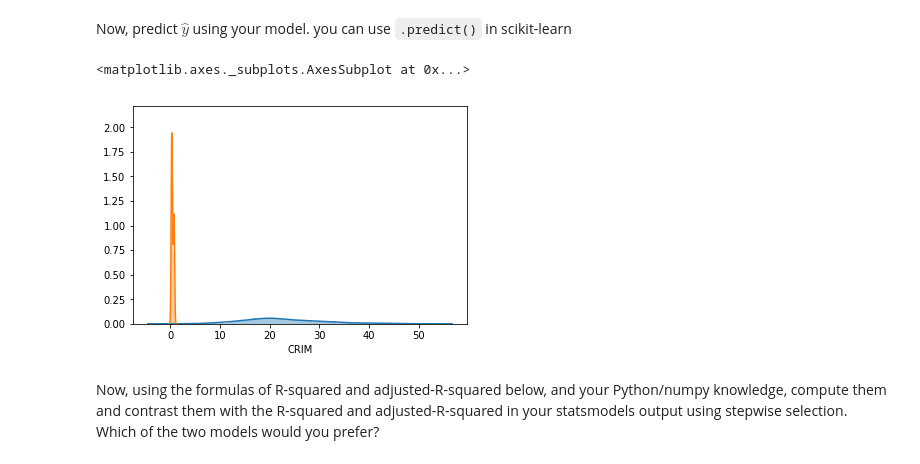
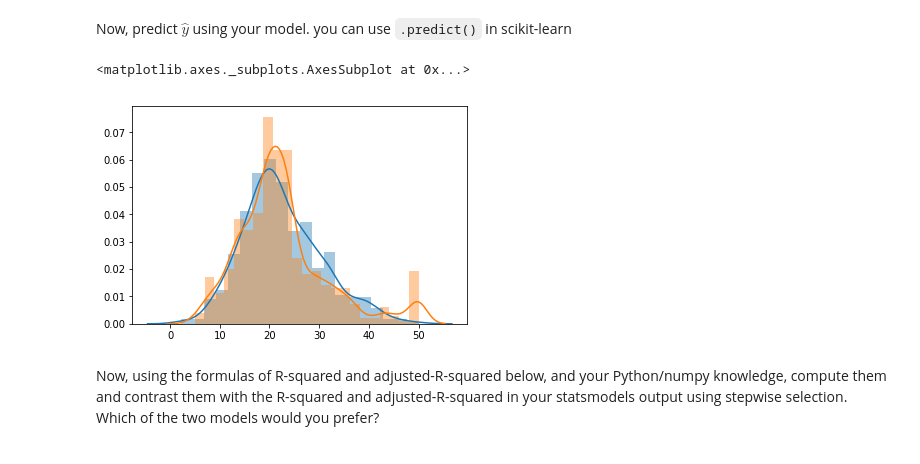
Before and after one commit to Pietrassyk/dsc-model-fit-linear-regression-lab-nyc-ds-career-042219, a Jupyter notebook: index.ipynb, the cells around one changed output. Cells and saved outputs as stored; diff of their text form; code cells hidden in the pictures.

```diff
--- a/index.ipynb
+++ b/index.ipynb
@@ -213,10 +213,10 @@ sk_predictions = sk_model.predict(predictors_sk)
 # %%
 import seaborn as sns
 sns.distplot(sk_predictions)
-sns.distplot(boston_features["CRIM"])
+sns.distplot(y)
 # %% [output]
 <matplotlib.axes._subplots.AxesSubplot at 0x...>
-[figure, old version]
+[figure, new version]
 # %% [markdown]
 Now, using the formulas of R-squared and adjusted-R-squared below, and your Python/numpy knowledge, compute them and contrast them with the R-squared and adjusted-R-squared in your statsmodels output using stepwise selection. Which of the two models would you prefer?
 # %% [markdown]
```
